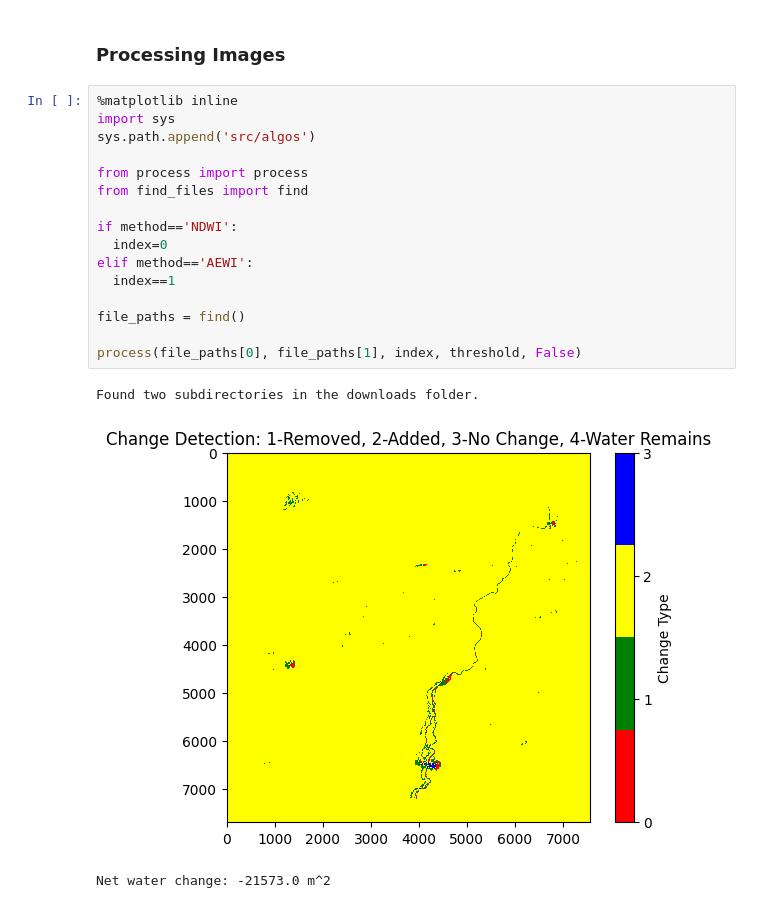
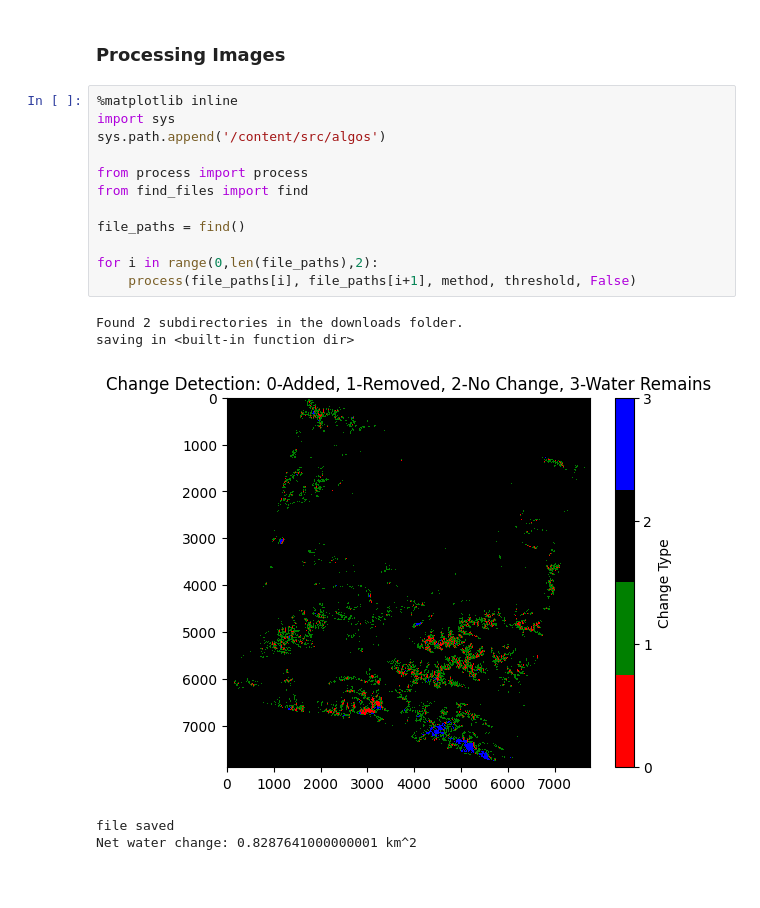
Before and after one commit to Mustafasohail7/Capstone, a Jupyter notebook: notebook.ipynb, the cells around one changed output. Saved outputs shown, nothing was run; the diff lists cells and outputs as text; blank space fills up the shorter version.

```diff
--- a/notebook.ipynb
+++ b/notebook.ipynb
@@ -55,20 +73,18 @@ searchScene(coords_file,cloud_cover,start_date,end_date)
 # %%
 %matplotlib inline
 import sys
-sys.path.append('src/algos')
+sys.path.append('/content/src/algos')
 
 from process import process
 from find_files import find
 
-if method=='NDWI':
-  index=0
-elif method=='AEWI':
-  index==1
-
 file_paths = find()
 
-process(file_paths[0], file_paths[1], index, threshold, False)
+for i in range(0,len(file_paths),2):
+    process(file_paths[i], file_paths[i+1], method, threshold, False)
 # %% [output]
-Found two subdirectories in the downloads folder.
+Found 2 subdirectories in the downloads folder.
+saving in <built-in function dir>
-[figure, old version]
+[figure, new version]
-Net water change: -21573.0 m^2
+file saved
+Net water change: 0.8287641000000001 km^2
```
Also changed, not shown: parts of 5 cells of this notebook.
